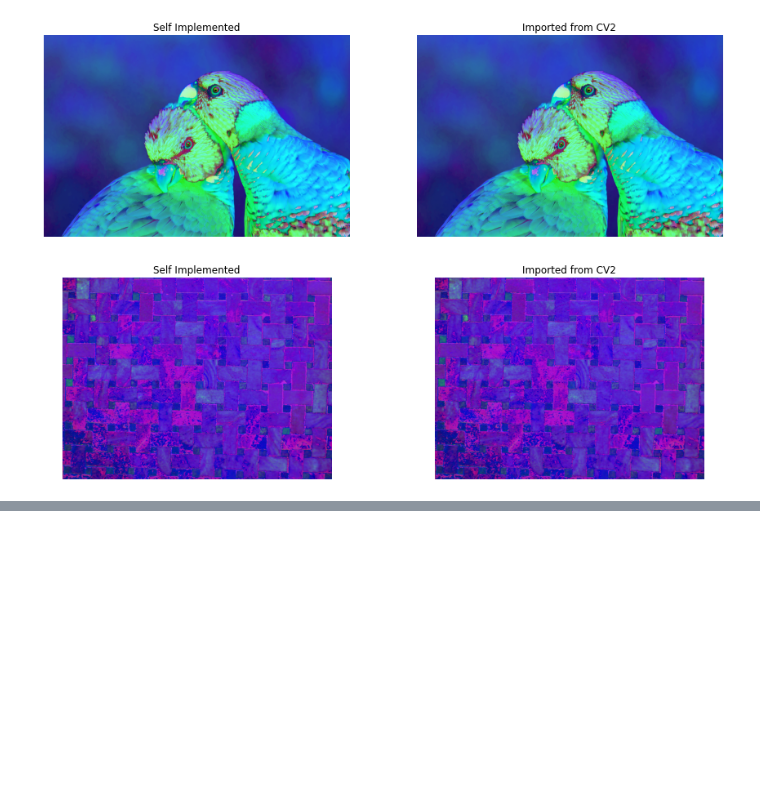
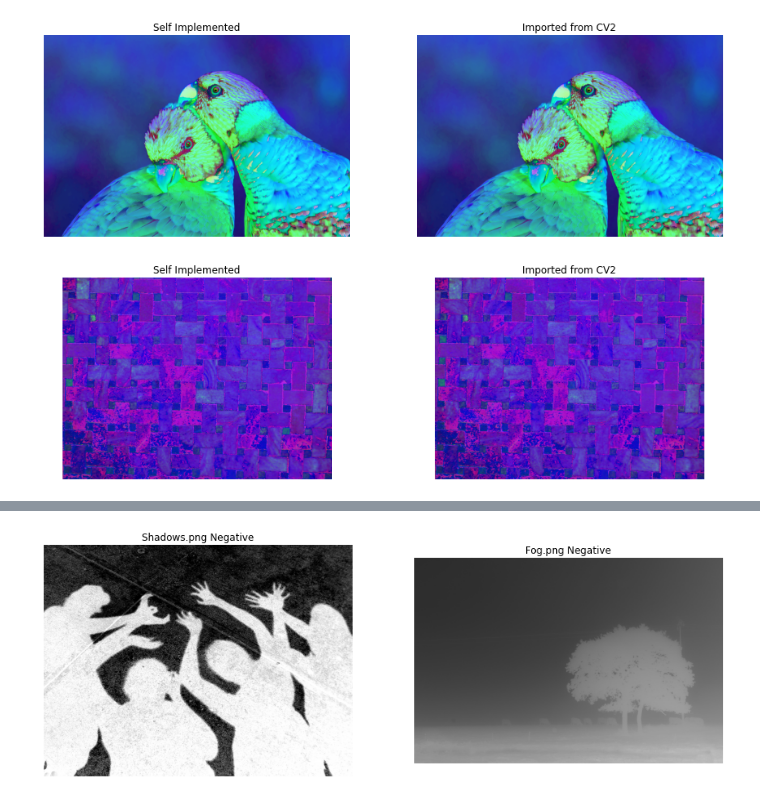
Before and after one commit to S010MON/image-processing, a Jupyter notebook: project1/6252320-Debnath-proj1.ipynb, the cells around one changed output, grey strips where cells are left out. Cells and saved outputs as stored; diff of their text form; code cells hidden in the pictures; blank space fills up the shorter version.

```diff
--- a/project1/6252320-Debnath-proj1.ipynb
+++ b/project1/6252320-Debnath-proj1.ipynb
@@ -139,0 +185,6 @@ HSV takes the minimum value of the three RGB channels from the total value and t
+# %%
+img1_neg = negative(img1)
+img2_neg = negative(img2)
+display([img1_neg, img2_neg], ['Shadows.png Negative', 'Fog.png Negative'])
+# %% [output]
+[figure, added]
```
Also changed, not shown: parts of 27 cells of this notebook, 1 other file.
